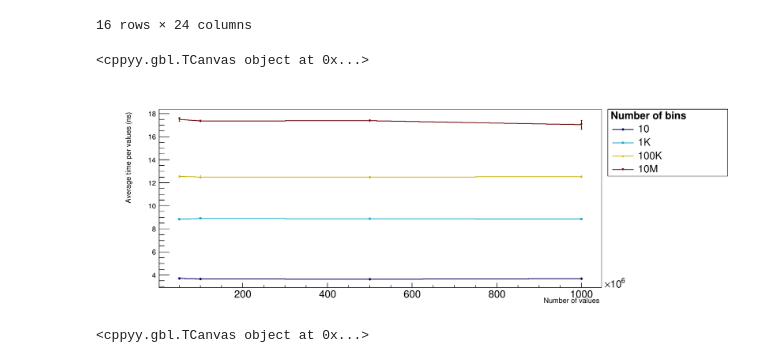
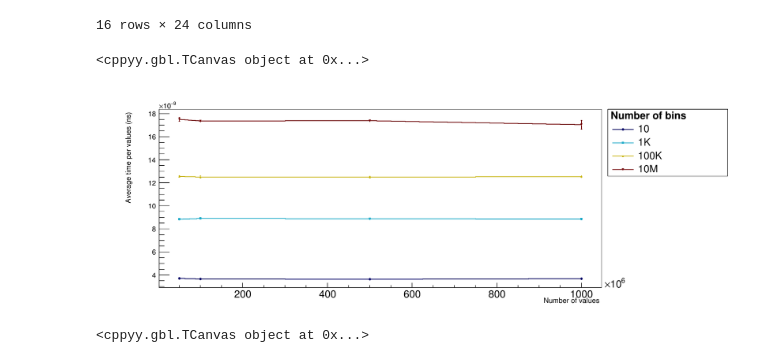
Before and after one commit to jolly-chen/msc-project, a Jupyter notebook: cpu-sequential/validation-das6.ipynb, the cells around one changed output. Saved outputs shown, nothing was run; the diff lists cells and outputs as text; code cells hidden in the pictures.

```diff
--- a/cpu-sequential/validation-das6.ipynb
+++ b/cpu-sequential/validation-das6.ipynb
@@ -823,7 +872,7 @@ unique_nbins, unique_nvals, unique_bulksize, unique_distribution, unique_edges
 # %% [markdown]
 ## Update Stats Bulk
 # %%
-usb_df = bm_df[bm_df["func_name"] == "UpdateStats"].copy()
+usb_df = clb_df[clb_df["func_name"] == "UpdateStats"].copy()
 n_param = len(usb_df["name"].values[0].split("/")) - 1
 for i in range(n_param):
     if i == n_param - 1:
@@ -1157,8 +1359,8 @@ h12_df
 # %%
 %jsroot off
 
-unique_nbins = h12_df["nbins"].unique()
-unique_bin = h12_df["bin"].unique()
+selected_nbins = h12_df["nbins"].unique()
+selected_bin = h12_df["bin"].unique()
 norm = 50e6/1e9
 
 c = ROOT.TCanvas("c1", "")
@@ -1171,8 +1373,8 @@ l = ROOT.TLegend(1.01-rmargin, 0.6, 1, 0.9)
 
 title=""
 mg = ROOT.TMultiGraph("mg", title)
-for (nbi, dis), lbl in zip(enumerate(unique_bin), ["First", "Middle", "Last"]):
-    g = ROOT.TGraphErrors(len(unique_nbins), unique_nbins,
+for (nbi, dis), lbl in zip(enumerate(selected_bin), ["First", "Middle", "Last"]):
+    g = ROOT.TGraphErrors(len(selected_nbins), selected_nbins,
                           h12_df[h12_df["bin"] == dis]["mean_time"].values/norm,
                           ROOT.kNone,
                           h12_df[h12_df["bin"] == dis]["std_time"].values/norm)
@@ -1201,8 +1403,8 @@ c.DrawClone()
 # %%
 %jsroot off
 
-unique_nbins = h12_df["nbins"].unique()
-unique_bin = h12_df["bin"].unique()
+selected_nbins = h12_df["nbins"].unique()
+selected_bin = h12_df["bin"].unique()
 norm = 50e6
 
 c = ROOT.TCanvas("c1", "")
@@ -1215,8 +1417,8 @@ l = ROOT.TLegend(1.01-rmargin, 0.6, 1, 0.9)
 
 title=""
 mg = ROOT.TMultiGraph("mg", title)
-for (nbi, dis), lbl in zip(enumerate(unique_bin), ["First", "Middle", "Last"]):
-    g = ROOT.TGraphErrors(len(unique_nbins), unique_nbins,
+for (nbi, dis), lbl in zip(enumerate(selected_bin), ["First", "Middle", "Last"]):
+    g = ROOT.TGraphErrors(len(selected_nbins), selected_nbins,
                           h12_df[h12_df["bin"] == dis]["mean_l1"].values/norm,
                           ROOT.kNone,
                           h12_df[h12_df["bin"] == dis]["std_l1"].values/norm)
@@ -1245,8 +1447,8 @@ c.DrawClone()
 # %%
 %jsroot off
 
-unique_nbins = h12_df["nbins"].unique()
-unique_bin = h12_df["bin"].unique()
+selected_nbins = h12_df["nbins"].unique()
+selected_bin = h12_df["bin"].unique()
 norm = 50e6
 
 c = ROOT.TCanvas("c1", "")
@@ -1259,8 +1461,8 @@ l = ROOT.TLegend(1.01-rmargin, 0.6, 1, 0.9)
 
 title=""
 mg = ROOT.TMultiGraph("mg", title)
-for (nbi, dis), lbl in zip(enumerate(unique_bin), ["First", "Middle", "Last"]):
-    g = ROOT.TGraphErrors(len(unique_nbins), unique_nbins,
+for (nbi, dis), lbl in zip(enumerate(selected_bin), ["First", "Middle", "Last"]):
+    g = ROOT.TGraphErrors(len(selected_nbins), selected_nbins,
                           h12_df[h12_df["bin"] == dis]["mean_instr"].values/norm,
                           ROOT.kNone,
                           h12_df[h12_df["bin"] == dis]["std_instr"].values/norm)
@@ -1313,44 +1515,44 @@ h3_df
 # %%
 %jsroot off
 
-unique_nbins = h3_df["nbins"].unique()
-unique_nvals = h3_df["nvals"].unique()
-norm = unique_nvals/1e9
+selected_nbins = h3_df["nbins"].unique()
+selected_nvals = h3_df["nvals"].unique()
+norm = selected_nvals
 
 c = ROOT.TCanvas("c1", "")
 rmargin = 0.2
 c.SetRightMargin(rmargin)
 l = ROOT.TLegend(1.01-rmargin, 0.6, 1, 0.9)
 l.SetHeader("#bf{Number of bins}")
 header = l.GetListOfPrimitives().First();
 header.SetTextSize(0.05)
 
 title=""
 mg = ROOT.TMultiGraph("mg", title)
-for nbi, nb in enumerate(unique_nbins):
-    g = ROOT.TGraphErrors(len(unique_nvals), unique_nvals,
+for nbi, nb in enumerate(selected_nbins):
+    g = ROOT.TGraphErrors(len(selected_nvals), selected_nvals,
                           h3_df[h3_df["nbins"] == nb]["mean_time"].values/norm,
                           ROOT.kNone,
                           h3_df[h3_df["nbins"] == nb]["std_time"].values/norm)
     g.SetMarkerStyle(20 + nbi)
     g.SetLineWidth(3)
     mg.Add(g, "PL")
     l.AddEntry(g, human_readable(nb))
 mg.Draw("A PLC PMC")
 
 xaxis = mg.GetXaxis()
 xaxis.SetTitle("Number of values")
 # c.SetLogx()
 
 yaxis = mg.GetYaxis()
 yaxis.SetTitle("Average time per values (ns)")
 
 l.Draw()
 # c.SaveAs("../../images/mb_findbin_nvals_vs_nbins.pdf")
 c.DrawClone()
 # %% [output]
 <cppyy.gbl.TCanvas object at 0x...>
-[figure, old version]
+[figure, new version]
 # %%
 %jsroot off
 
```
Also changed, not shown: parts of 60 cells of this notebook, 2 other files.
